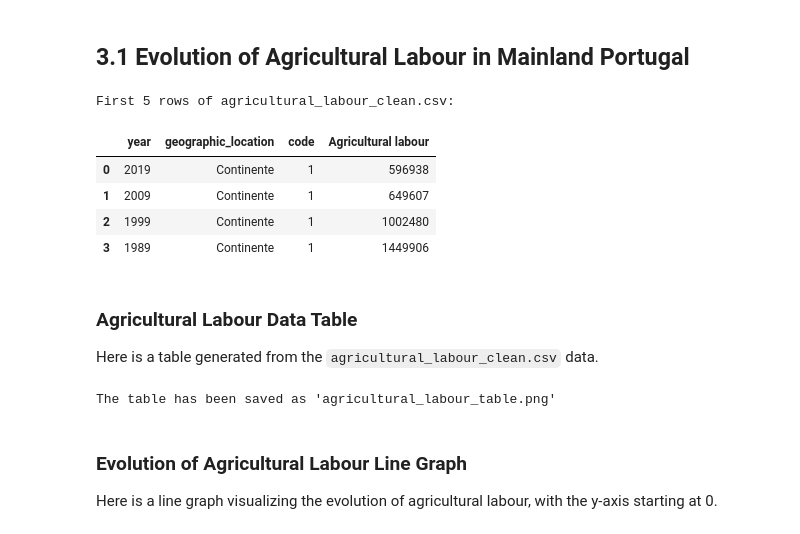
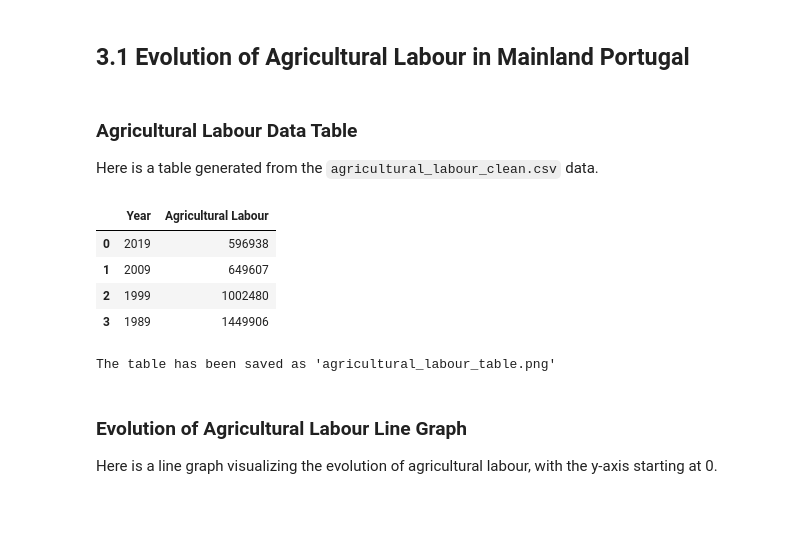
Before and after one commit to oxedanda/avcad_final_project, a Jupyter notebook: notebooks/03_labor_land_use_analysis.ipynb, the cells around one changed output. Drawn from its saved outputs; the diff is of its cells as text; code cells hidden in the pictures.

```diff
--- a/notebooks/03_labor_land_use_analysis.ipynb
+++ b/notebooks/03_labor_land_use_analysis.ipynb
@@ -3,65 +42,57 @@
 # %% [markdown]
 ## 3.1 Evolution of Agricultural Labour in Mainland Portugal
-# %%
-import pandas as pd
-import matplotlib.pyplot as plt
-import seaborn as sns
-
-# Raw GitHub URL for the agricultural_labour_clean.csv file
-github_url_labour = 'https://raw.githubusercontent.com/oxedanda/avcad_final_project/main/data/processed/agricultural_labour_clean.csv'
-
-# Load the agricultural_labour_clean.csv file directly from GitHub
-df_labour = pd.read_csv(github_url_labour)
-
-print('First 5 rows of agricultural_labour_clean.csv:')
-display(df_labour.head())
-# %% [output]
-First 5 rows of agricultural_labour_clean.csv:
-|  | year | geographic_location | code | Agricultural labour |
-| 0 | 2019 | Continente | 1 | 596938 |
-| 1 | 2009 | Continente | 1 | 649607 |
-| 2 | 1999 | Continente | 1 | 1002480 |
-| 3 | 1989 | Continente | 1 | 1449906 |
 # %% [markdown]
 ### Agricultural Labour Data Table
 
 Here is a table generated from the `agricultural_labour_clean.csv` data.
 # %%
-# Select relevant columns for the table, excluding 'code' and 'geographic_location'
-df_labour_table = df_labour[['year', 'Agricultural labour']]
+import matplotlib.pyplot as plt
+
+# Select relevant columns for the table
+df_labour_table = df_labour[['year', 'Agricultural labour']].copy()
 
 # Rename columns for proper display
 df_labour_table = df_labour_table.rename(columns={
     'year': 'Year',
     'Agricultural labour': 'Agricultural Labour'
 })
 
+# Display the table in the notebook
+display(df_labour_table)
+
 # Create a figure and an axes object
-fig_labour_table, ax_labour_table = plt.subplots(figsize=(8, 2.5)) # Adjust figure size as needed
+fig, ax = plt.subplots(figsize=(8, 2.5))
 
 # Hide the axes
-ax_labour_table.axis('off')
-ax_labour_table.axis('tight')
+ax.axis('off')
+ax.axis('tight')
 
 # Create the table using matplotlib
-table_labour = ax_labour_table.table(cellText=df_labour_table.values,
-                     colLabels=df_labour_table.columns,
-                     loc='center',
-                     cellLoc='center')
+table = ax.table(
+    cellText=df_labour_table.values,
+    colLabels=df_labour_table.columns,
+    loc='center',
+    cellLoc='center'
+)
 
 # Adjust font size and layout for better readability
-table_labour.auto_set_font_size(False)
-table_labour.set_fontsize(10)
-table_labour.scale(1.2, 1.2) # Scale the table
+table.auto_set_font_size(False)
+table.set_fontsize(10)
+table.scale(1.2, 1.2)
 
 plt.title('Agricultural Labour in Mainland Portugal (1989–2019)', loc='left', fontsize=12, pad=20)
 
 # Save the table as a PNG image
 plt.savefig('agricultural_labour_table.png', bbox_inches='tight', dpi=300)
 print("The table has been saved as 'agricultural_labour_table.png'")
 
-plt.close(fig_labour_table) # Close the figure to free up memory
+plt.close()
 # %% [output]
+|  | Year | Agricultural Labour |
+| 0 | 2019 | 596938 |
+| 1 | 2009 | 649607 |
+| 2 | 1999 | 1002480 |
+| 3 | 1989 | 1449906 |
 The table has been saved as 'agricultural_labour_table.png'
 # %% [markdown]
 ### Evolution of Agricultural Labour Line Graph
```
Also changed, not shown: parts of 51 cells of this notebook.
